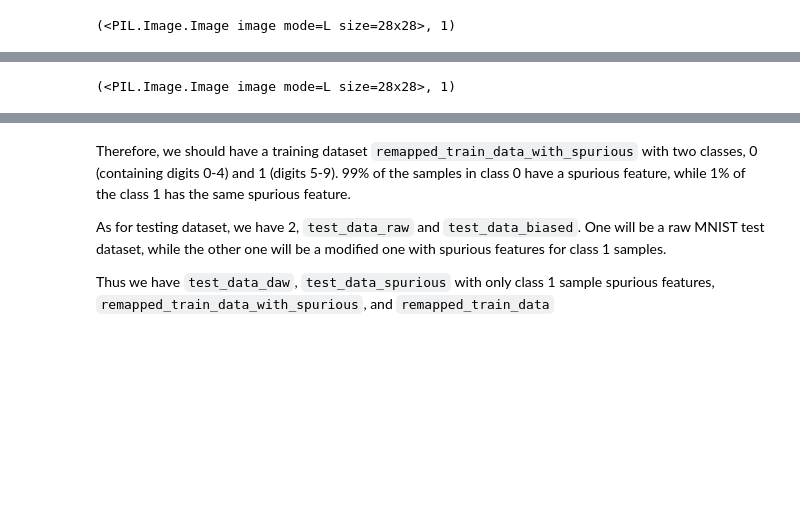
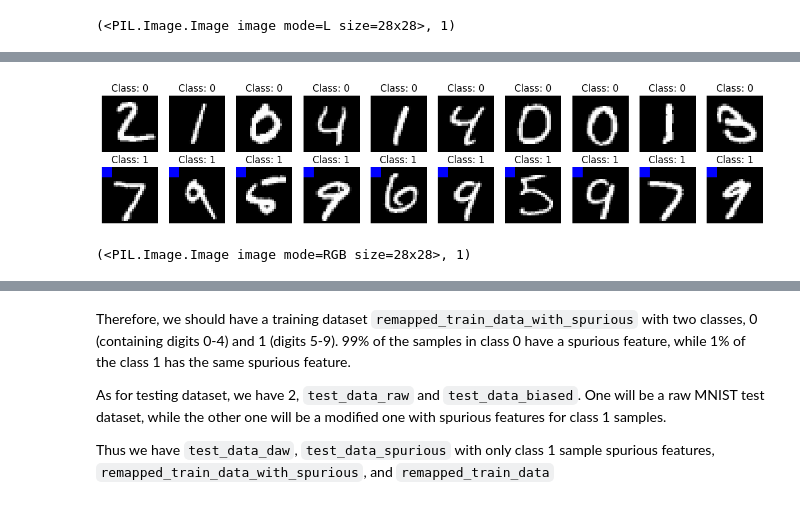
Before and after one commit to vmazashvili/AIRO, a Jupyter notebook: MaskTune_Vano_Mazashvili_1993251.ipynb, the cells around one changed output, grey strips where cells are left out. Drawn from its saved outputs; the diff is of its cells as text; code cells hidden in the pictures; blank space fills up the shorter version.

```diff
--- a/MaskTune_Vano_Mazashvili_1993251.ipynb
+++ b/MaskTune_Vano_Mazashvili_1993251.ipynb
@@ -188,46 +178,64 @@ remapped_train_data_with_spurious = [(add_spurious_feature(image, label), label)
 # %%
-from PIL import Image
+import random
+from PIL import Image, ImageDraw
 
+def add_spurious_feature_test(image, label, spurious_value=(0, 0, 255)):
+    """
+    A function to add a blue spurious feature to a PIL image for class 1 samples.
 
-def add_spurious_feature(image, label, spurious_value=255):
-  """
-  A function to add a spurious feature to a PIL image for class 1 samples.
+    Args:
+        image (PIL.Image.Image): Input image.
+        label (int): The class label of the image.
+        spurious_value (tuple, optional): RGB value to assign to the spurious feature pixels. Defaults to blue (0, 0, 255).
 
-  Args:
-      image (PIL.Image.Image): Input image.
-      label (int): The class label of the image.
-      spurious_value (int, optional): Value to assign to the spurious feature pixels. Defaults to 255.
-
-  Returns:
-      PIL.Image.Image: Transformed image with the spurious feature added (if applicable).
-  """
-
-  if label == 1:
-      # Always add the feature to class 1 samples
-      image_with_spurious = image.copy()
-      draw = ImageDraw.Draw(image_with_spurious)
-      draw.rectangle([0, 0, 4, 4], fill=(spurious_value,))
-      del draw
-      return image_with_spurious
-  else:
-      return image
-
+    Returns:
+        PIL.Image.Image: Transformed image with the spurious feature added (if applicable).
+    """
+    if label == 1:
+        # Always add the feature to class 1 samples
+        image_with_spurious = image.convert("RGB")  # Ensure the image is in RGB mode
+        draw = ImageDraw.Draw(image_with_spurious)
+        draw.rectangle([0, 0, 4, 4], fill=spurious_value)
+        del draw
+        return image_with_spurious
+    else:
+        return image.convert("RGB")  # Ensure the image is in RGB mode
 
 # Save remapped_test_data into test_data_raw
 test_data_raw = remapped_test_data.copy()  # Create a copy to avoid modifying the original data
 
 # Apply spurious features to class 1 samples in test_data_raw and store in test_data_biased
-test_data_biased = []
-for image, label in test_data_raw:
-  # Apply the feature only to class 1 samples
-  image_with_spurious = add_spurious_feature(image, label)
-  test_data_biased.append((image_with_spurious, label))
+test_data_biased = [(add_spurious_feature_test(image, label), label) for image, label in test_data_raw]
+
+# Display 10 samples from each class in the biased test set
+fig, axes = plt.subplots(2, 10, figsize=(15, 3))
+class_0_count = 0
+class_1_count = 0
+
+for image, label in test_data_biased:
+    if label == 0 and class_0_count < 10:
+        axes[0, class_0_count].imshow(image)
+        axes[0, class_0_count].set_title(f"Class: {label}")
+        axes[0, class_0_count].axis('off')
+        class_0_count += 1
+    elif label == 1 and class_1_count < 10:
+        axes[1, class_1_count].imshow(image)
+        axes[1, class_1_count].set_title(f"Class: {label}")
+        axes[1, class_1_count].axis('off')
+        class_1_count += 1
+
+    if class_0_count >= 10 and class_1_count >= 10:
+        break
+
+plt.show()
+# %% [output]
+[figure, added]
 # %%
 remapped_train_data_with_spurious[0]
-test_data_raw[0]
+remapped_test_data[0]
 test_data_biased[0]
 # %% [output]
-(<PIL.Image.Image image mode=L size=28x28>, 1)
+(<PIL.Image.Image image mode=RGB size=28x28>, 1)
 # %%
 import matplotlib.pyplot as plt
 
```
Also changed, not shown: parts of 21 cells of this notebook.
